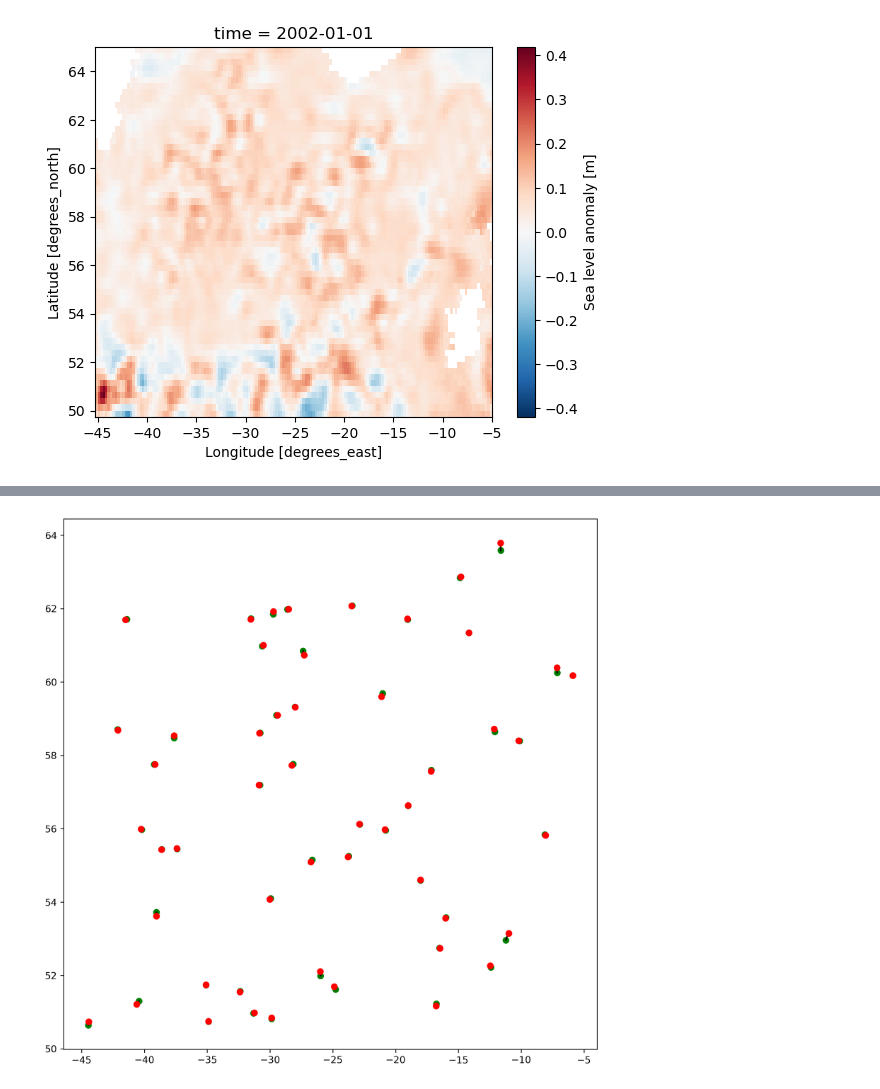
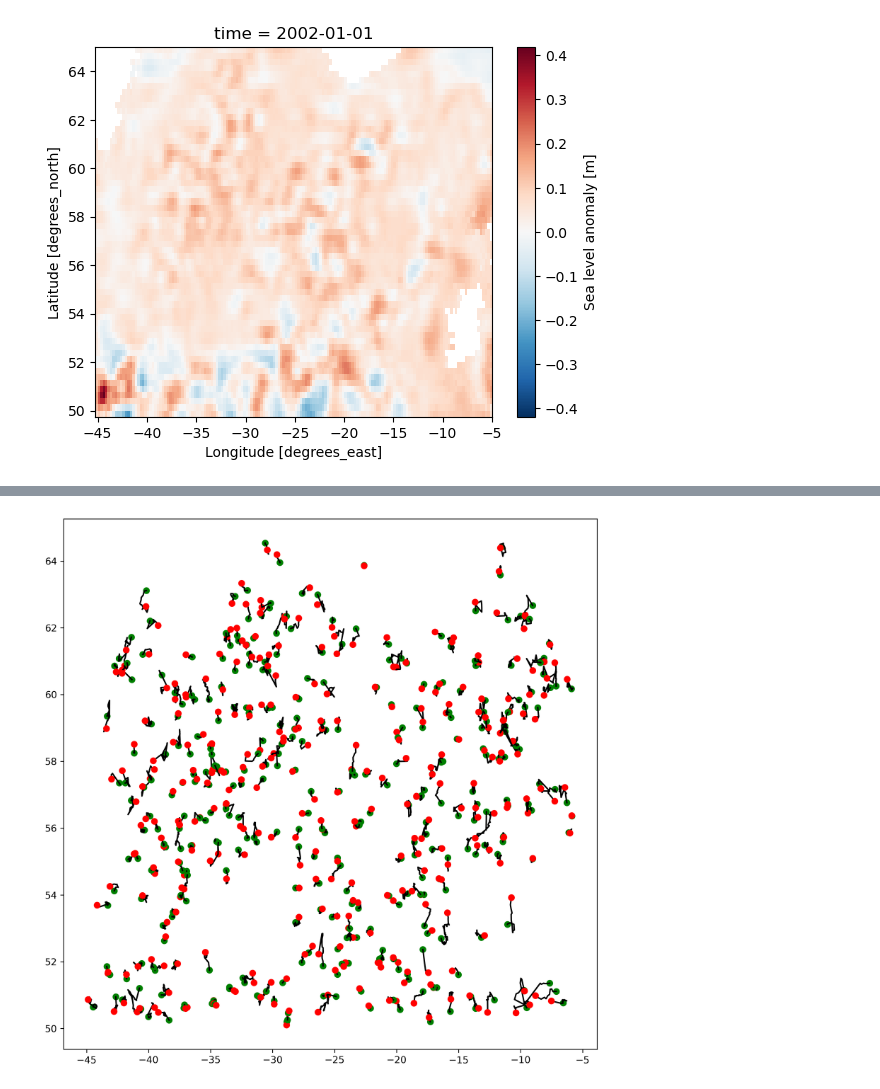
Before and after one commit to josuemtzmo/trackeddy, a Jupyter notebook: examples/Regional_analysis_CHARLY.ipynb, the cells around one changed output, grey strips where cells are left out. Drawn from its saved outputs; the diff is of its cells as text; code cells hidden in the pictures.

```diff
--- a/examples/Regional_analysis_CHARLY.ipynb
+++ b/examples/Regional_analysis_CHARLY.ipynb
@@ -16,5 +20,7 @@ TEddy.rawdata.isel(time=0).plot()
+# %%
+TEddy.skip_gaussian_fit = True
 # %%
-lin_levels = np.arange(-0.4,0.4,0.01)
+lin_levels = np.arange(-0.4,0.4,0.005)
 
 df_eddy_multilevel_store = TEddy._detect_snapshot(0,lin_levels)
 # %%
@@ -24,3 +30,3 @@ TEddy.plot_eddy_detection_multilevel(df_eddy_multilevel_store)
 # %%
-track_in_time = TEddy.time_tracking( t0=0,tf=50,lin_levels=lin_levels,ntimes=0 )
+track_in_time = TEddy.time_tracking( t0=0,tf=100,lin_levels=lin_levels,ntimes=5 )
 # %% [output]
@@ -113,17 +97,17 @@ track_in_time.loc[10]
 # %%
-# colors = ['r','b','k','g','m','orange','pink','cyan','gray','steelblue']
-for eddy in track_in_time.index.get_level_values(level=0).unique():
-    times = track_in_time.loc[eddy].index.get_level_values(level=0).unique()
-    # num_colors = times.max()
+# # colors = ['r','b','k','g','m','orange','pink','cyan','gray','steelblue']
+# for eddy in track_in_time.index.get_level_values(level=0).unique():
+#     times = track_in_time.loc[eddy].index.get_level_values(level=0).unique()
+#     # num_colors = times.max()
 
-    if len(times)<2:
-        continue
+#     if len(times)<2:
+#         continue
 
-    for time in times:
-        x_contour = track_in_time.loc[eddy,time].contour_path_x
-        y_contour = track_in_time.loc[eddy,time].contour_path_y
+#     for time in times:
+#         x_contour = track_in_time.loc[eddy,time].contour_path_x
+#         y_contour = track_in_time.loc[eddy,time].contour_path_y
 
-        plt.plot(x_contour,y_contour,linestyle='-',color='k')
+#         plt.plot(x_contour,y_contour,linestyle='-',color='k')
 
-    # plt.title(eddy)
-    # plt.show()
+#     # plt.title(eddy)
+#     # plt.show()
@@ -154,22 +114,21 @@ track_in_time.loc[10]
 # %%
 plt.figure(figsize=(10,10),dpi=300)
-
 for eddy in track_in_time.index.get_level_values(level=0).unique():
     times = track_in_time.loc[eddy].index.get_level_values(level=0).unique()
     # num_colors = times.max()
 
-    if len(times)<2:
+    if len(times)<10:
         continue
 
     # for time in times:
     x_contour = track_in_time.loc[eddy,:,0].contour_x.values
     y_contour = track_in_time.loc[eddy,:,0].contour_y.values
 
     plt.plot(x_contour[0],y_contour[0],marker='o',color='g')
     plt.plot(x_contour,y_contour,linestyle='-',color='k')
     plt.plot(x_contour[-1],y_contour[-1],marker='o',color='r')
 
     # plt.title(eddy)
     # plt.show()
 # %% [output]
-[figure, old version]
+[figure, new version]
```
Also changed, not shown: parts of 9 cells of this notebook, 6 other files.
